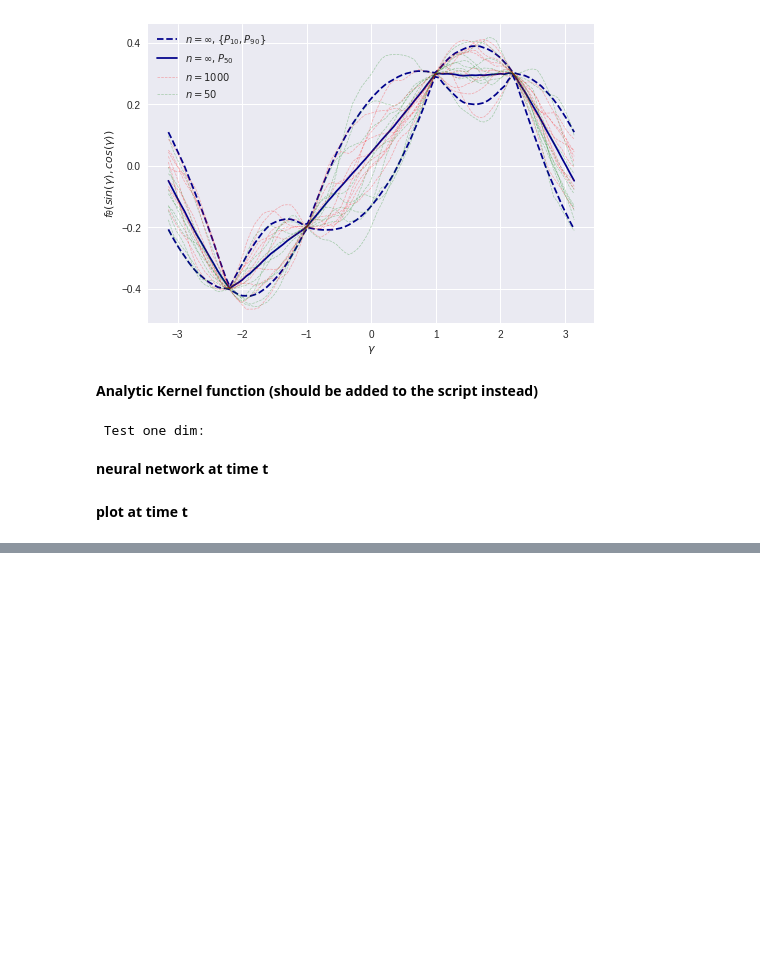
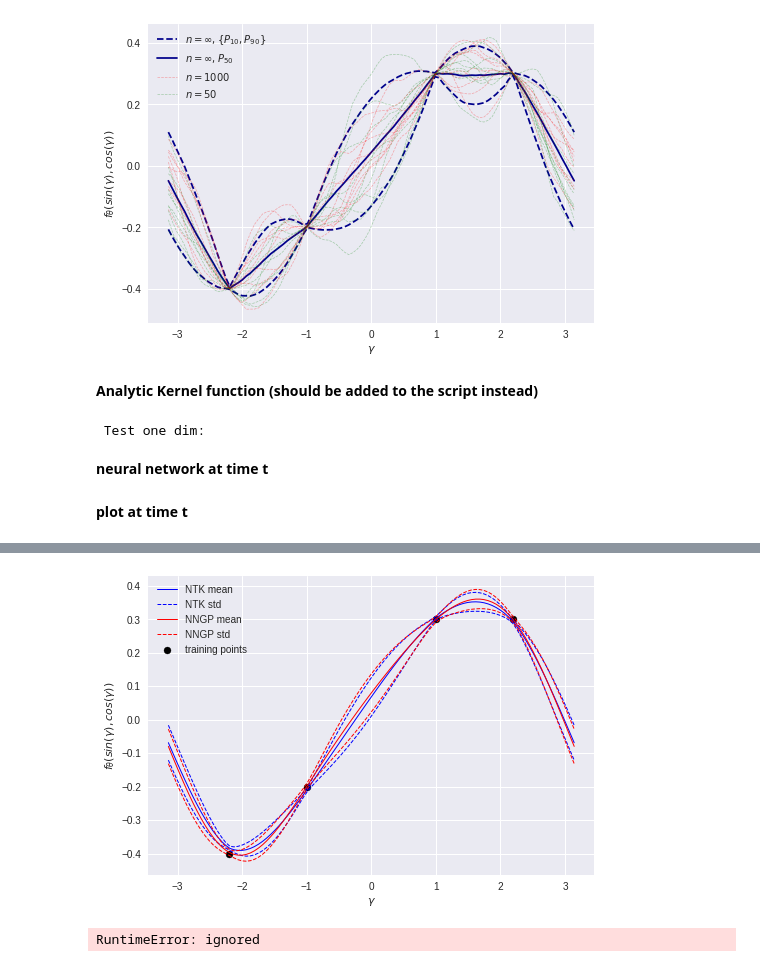
Before and after one commit to bobby-he/Neural_Tangent_Kernel, a Jupyter notebook: notebooks/anaytic_kernels.ipynb, the cells around one changed output, grey strips where cells are left out. Cells and saved outputs as stored; diff of their text form; code cells hidden in the pictures; blank space fills up the shorter version.

```diff
--- a/notebooks/anaytic_kernels.ipynb
+++ b/notebooks/anaytic_kernels.ipynb
@@ -487,0 +475,27 @@ tensor([[-0.5885, -0.8085],
+# %%
+plt.scatter(numpy_gamma_data, numpy_target_data, color='black',label = 'training points')
+plt.plot(numpy_gamma_vec, meanNTK_star, color='blue',
+           linestyle='-', alpha = 1,  label = 'NTK mean', linewidth = 1)
+plt.plot(numpy_gamma_vec, meanNTK_star+1.28*stdv_NTK, color='blue',
+           linestyle='--', alpha = 1,  label = 'NTK std', linewidth = 1)
+plt.plot(numpy_gamma_vec, meanNTK_star-1.28*stdv_NTK, color='blue',
+           linestyle='--', alpha = 1, linewidth = 1)
+plt.plot(numpy_gamma_vec, mean_star, color='red',
+           linestyle='-', alpha = 1,  label = 'NNGP mean', linewidth = 1)
+plt.plot(numpy_gamma_vec, mean_star+1.28*stdv, color='red',
+           linestyle='--', alpha = 1,  label = 'NNGP std', linewidth = 1)
+plt.plot(numpy_gamma_vec, mean_star-1.28*stdv, color='red',
+           linestyle='--', alpha = 1, linewidth = 1)
+plt.xlabel('$\gamma$')
+plt.ylabel('$f_{ \\theta}(sin(\gamma),cos(\gamma))$')
+handles, labels = plt.gca().get_legend_handles_labels()
+by_label = OrderedDict(zip(labels, handles))
+plt.legend(by_label.values(), by_label.keys(), loc = 'upper left')
+plt.show()
+# %% [output]
+[figure, added]
+# %%
+ref_circle_data = torch.tensor(np.array([1,0])).double()
+NTK_star = test_kernel.NTK(ref_circle_data,X_star).cpu().numpy()
+# %% [output]
+RuntimeError: ignored
```
Also changed, not shown: parts of 6 cells of this notebook.
